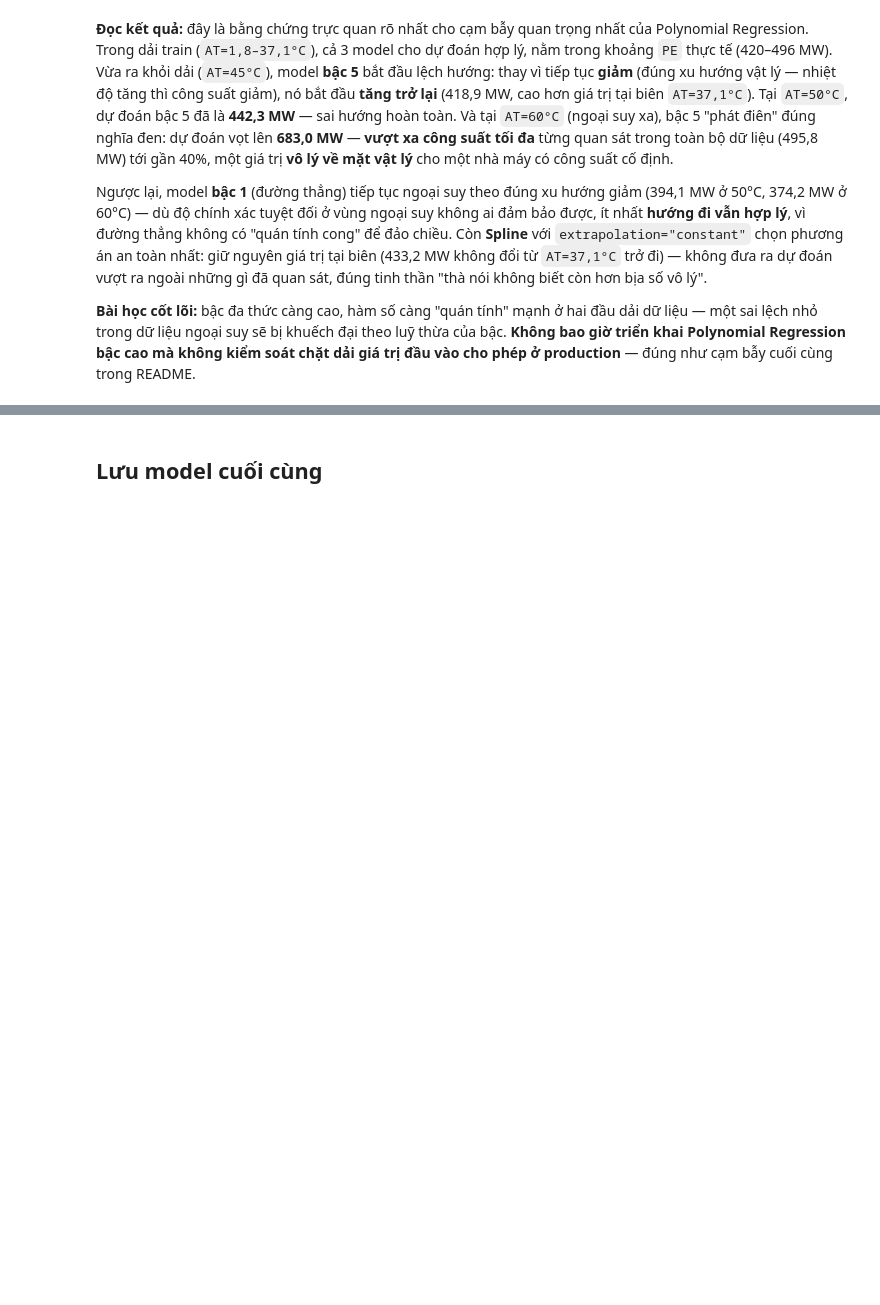
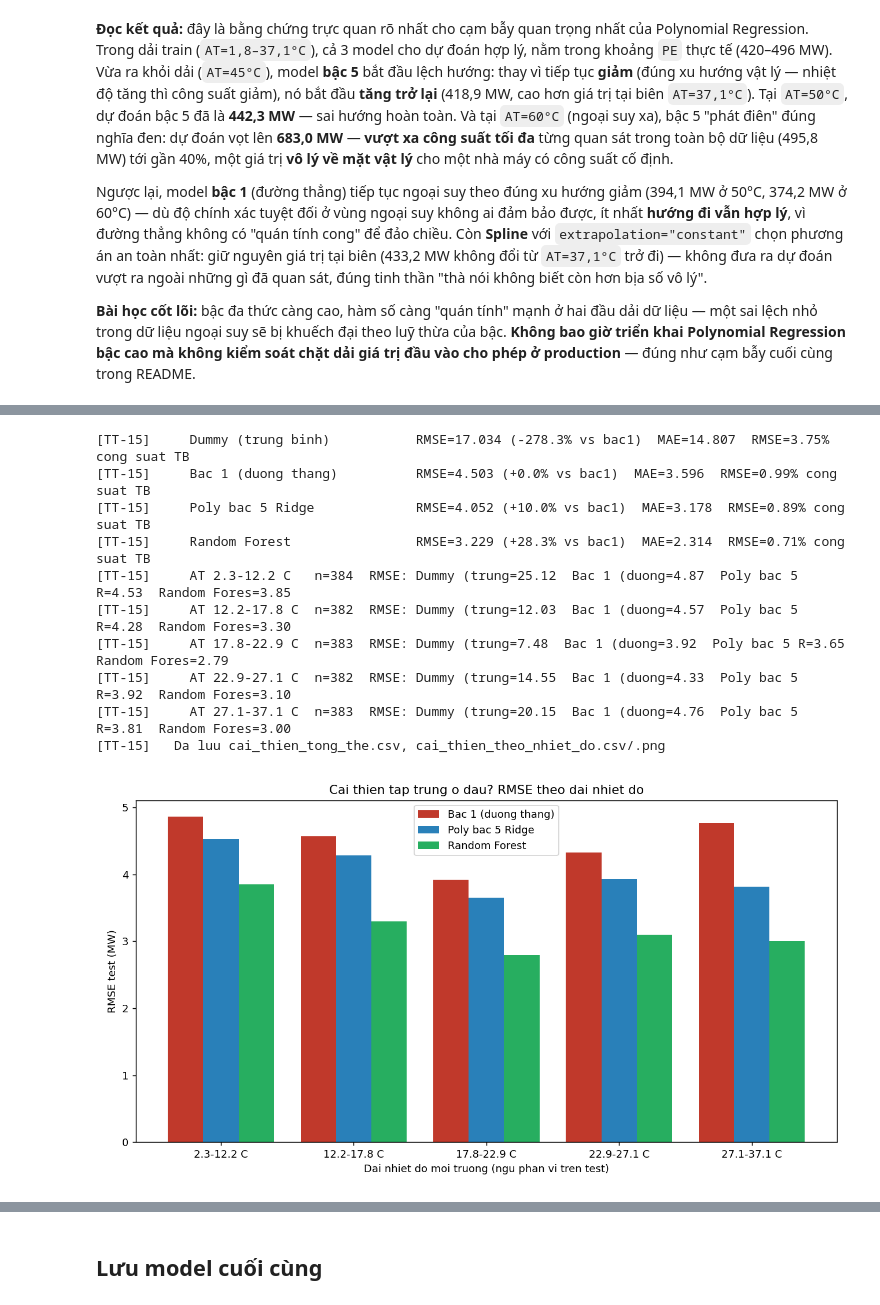
Before and after one commit to linhsand/CatLinh_lab_Machinelearning, a Jupyter notebook: 01-Hoc-May/02-Hoi-quy/TT-15-Polynomial-Regression/notebooks/polynomial_power_plant.ipynb, the cells around one changed output, grey strips where cells are left out. Drawn from its saved outputs; the diff is of its cells as text; code cells hidden in the pictures; blank space fills up the shorter version.

```diff
--- a/01-Hoc-May/02-Hoi-quy/TT-15-Polynomial-Regression/notebooks/polynomial_power_plant.ipynb
+++ b/01-Hoc-May/02-Hoi-quy/TT-15-Polynomial-Regression/notebooks/polynomial_power_plant.ipynb
@@ -613,0 +667,3 @@ production** — đúng như cạm bẫy cuối cùng trong README.
+# %%
+alpha_df = T.run_alpha_tradeoff(X_train, y_train, best_degree)
+alpha_df.round(4)
@@ -613,0 +707,20 @@ production** — đúng như cạm bẫy cuối cùng trong README.
+# %%
+improvement_df, improvement_by_at = T.run_improvement_analysis(
+    X_train, y_train, X_test, y_test,
+    {"Bac 1 (duong thang)": pred1, f"Poly bac {best_degree} Ridge": pred_best,
+     "Random Forest": rf.predict(X_test)})
+display(Image(T.REPORTS_DIR / "cai_thien_theo_nhiet_do.png"))
+display(improvement_df.round(3))
+improvement_by_at.round(2)
+# %% [output]
+[TT-15]     Dummy (trung binh)           RMSE=17.034 (-278.3% vs bac1)  MAE=14.807  RMSE=3.75% cong suat TB
+[TT-15]     Bac 1 (duong thang)          RMSE=4.503 (+0.0% vs bac1)  MAE=3.596  RMSE=0.99% cong suat TB
+[TT-15]     Poly bac 5 Ridge             RMSE=4.052 (+10.0% vs bac1)  MAE=3.178  RMSE=0.89% cong suat TB
+[TT-15]     Random Forest                RMSE=3.229 (+28.3% vs bac1)  MAE=2.314  RMSE=0.71% cong suat TB
+[TT-15]     AT 2.3-12.2 C   n=384  RMSE: Dummy (trung=25.12  Bac 1 (duong=4.87  Poly bac 5 R=4.53  Random Fores=3.85
+[TT-15]     AT 12.2-17.8 C  n=382  RMSE: Dummy (trung=12.03  Bac 1 (duong=4.57  Poly bac 5 R=4.28  Random Fores=3.30
+[TT-15]     AT 17.8-22.9 C  n=383  RMSE: Dummy (trung=7.48  Bac 1 (duong=3.92  Poly bac 5 R=3.65  Random Fores=2.79
+[TT-15]     AT 22.9-27.1 C  n=382  RMSE: Dummy (trung=14.55  Bac 1 (duong=4.33  Poly bac 5 R=3.92  Random Fores=3.10
+[TT-15]     AT 27.1-37.1 C  n=383  RMSE: Dummy (trung=20.15  Bac 1 (duong=4.76  Poly bac 5 R=3.81  Random Fores=3.00
+[TT-15]   Da luu cai_thien_tong_the.csv, cai_thien_theo_nhiet_do.csv/.png
+[figure, added]
```
Also changed, not shown: parts of 11 cells of this notebook, 10 other files.
